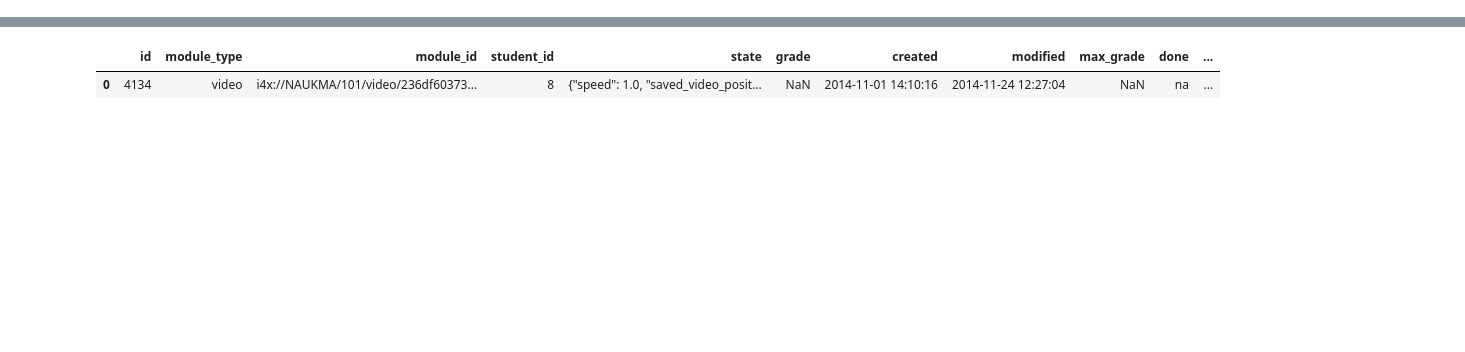
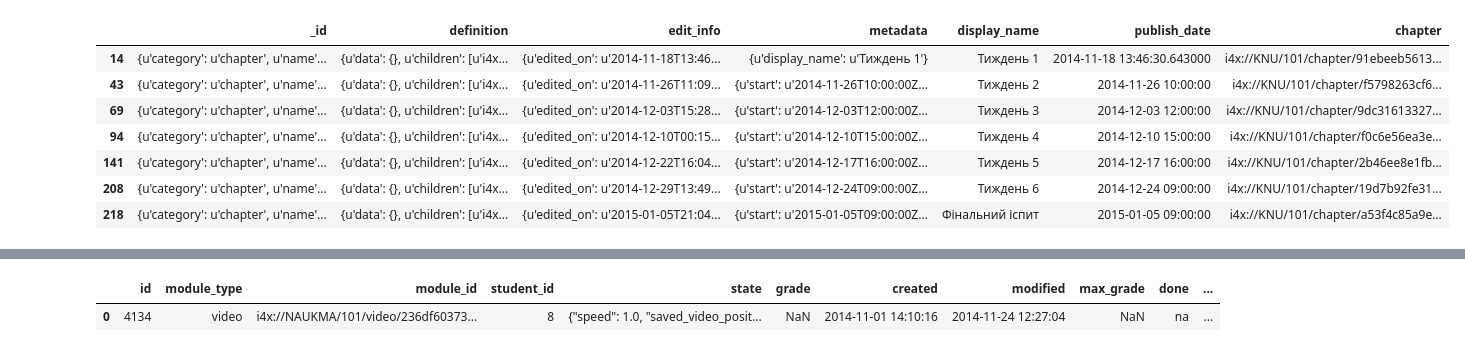
Before and after one commit to brainiacOnly/PrometheusAnalyst, a Jupyter notebook: DataClearing.ipynb, the cells around one changed output, grey strips where cells are left out. Saved outputs shown, nothing was run; the diff lists cells and outputs as text; code cells hidden in the pictures; blank space fills up the shorter version.

Commit message:
data clearing

```diff
--- a/DataClearing.ipynb
+++ b/DataClearing.ipynb
@@ -43,0 +63,17 @@ Int64Index([170], dtype='int64')
+# %%
+category = matherials[matherials._id.apply(lambda x: x['category']) == 'chapter']
+category['display_name'] = category.metadata.apply(lambda x: x['display_name'])
+category['publish_date'] = category.metadata.apply(getPubDate)
+category['publish_date'] = category.apply(fillMissed,axis=1)
+category['chapter'] = category._id.apply(lambda x: 'i4x://' + x['org'] + '/' + x['course'] + '/' + x['category'] + '/' + x['name'])
+#category = category.drop(['_id','definition','edit_info','metadata'], axis=1)
+category
+# %% [output]
+|  | _id | definition | edit_info | metadata | display_name | publish_date | chapter |
+| 14 | {u'category': u'chapter', u'name'... | {u'data': {}, u'children': [u'i4x... | {u'edited_on': u'2014-11-18T13:46... | {u'display_name': u'Тиждень 1'} | Тиждень 1 | 2014-11-18 13:46:30.643000 | i4x://KNU/101/chapter/91ebeeb5613... |
+| 43 | {u'category': u'chapter', u'name'... | {u'data': {}, u'children': [u'i4x... | {u'edited_on': u'2014-11-26T11:09... | {u'start': u'2014-11-26T10:00:00Z... | Тиждень 2 | 2014-11-26 10:00:00 | i4x://KNU/101/chapter/f5798263cf6... |
+| 69 | {u'category': u'chapter', u'name'... | {u'data': {}, u'children': [u'i4x... | {u'edited_on': u'2014-12-03T15:28... | {u'start': u'2014-12-03T12:00:00Z... | Тиждень 3 | 2014-12-03 12:00:00 | i4x://KNU/101/chapter/9dc31613327... |
+| 94 | {u'category': u'chapter', u'name'... | {u'data': {}, u'children': [u'i4x... | {u'edited_on': u'2014-12-10T00:15... | {u'start': u'2014-12-10T15:00:00Z... | Тиждень 4 | 2014-12-10 15:00:00 | i4x://KNU/101/chapter/f0c6e56ea3e... |
+| 141 | {u'category': u'chapter', u'name'... | {u'data': {}, u'children': [u'i4x... | {u'edited_on': u'2014-12-22T16:04... | {u'start': u'2014-12-17T16:00:00Z... | Тиждень 5 | 2014-12-17 16:00:00 | i4x://KNU/101/chapter/2b46ee8e1fb... |
+| 208 | {u'category': u'chapter', u'name'... | {u'data': {}, u'children': [u'i4x... | {u'edited_on': u'2014-12-29T13:49... | {u'start': u'2014-12-24T09:00:00Z... | Тиждень 6 | 2014-12-24 09:00:00 | i4x://KNU/101/chapter/19d7b92fe31... |
+| 218 | {u'category': u'chapter', u'name'... | {u'data': {}, u'children': [u'i4x... | {u'edited_on': u'2015-01-05T21:04... | {u'start': u'2015-01-05T09:00:00Z... | Фінальний іспит | 2015-01-05 09:00:00 | i4x://KNU/101/chapter/a53f4c85a9e... |
```
Also changed, not shown: parts of 12 cells of this notebook.
